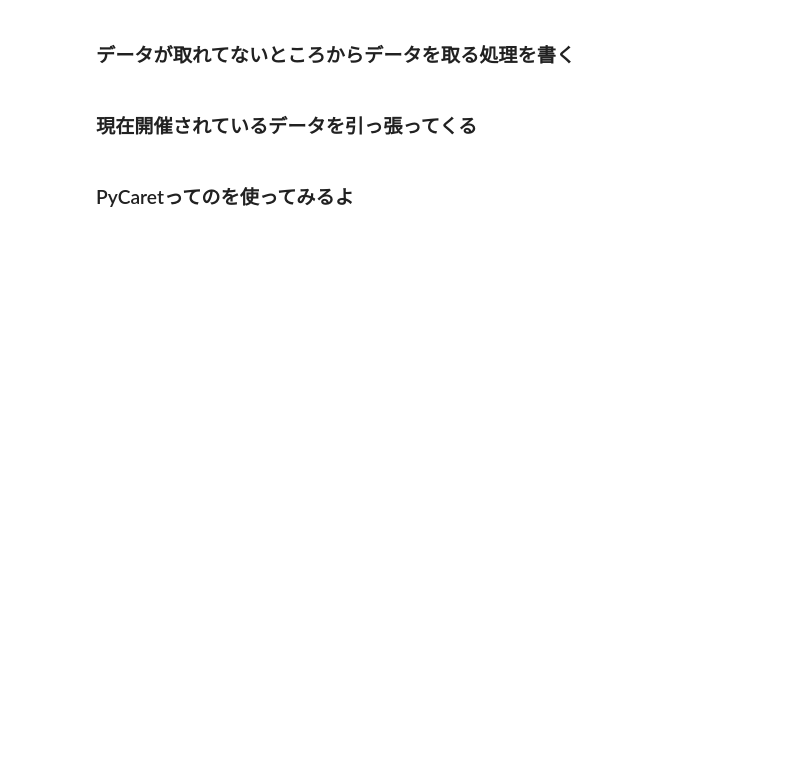
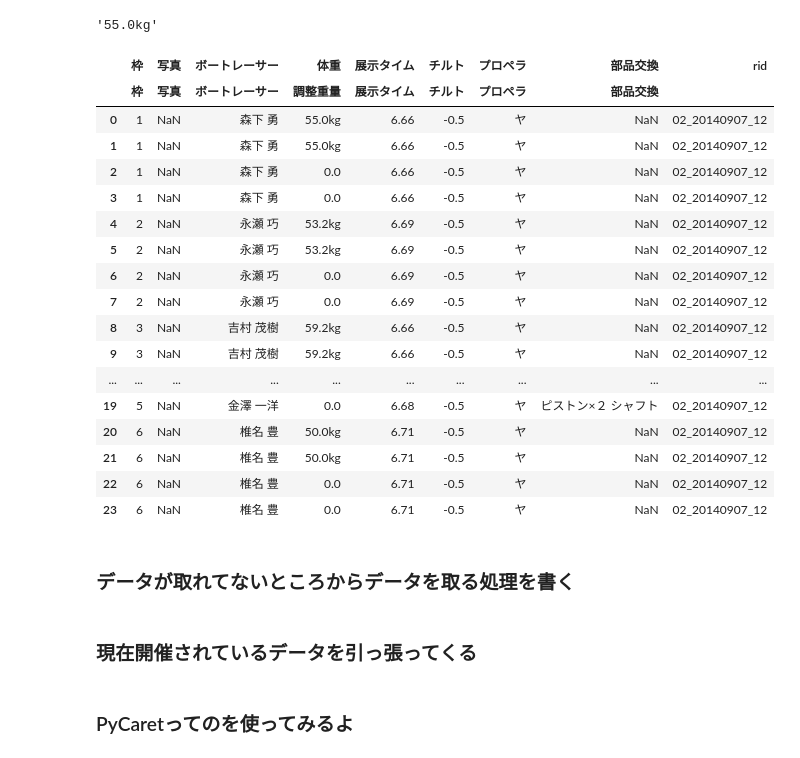
Before and after one commit to rakukanahoshi/kyoutei_AI, a Jupyter notebook: main.ipynb, the cells around one changed output. Saved outputs shown, nothing was run; the diff lists cells and outputs as text; code cells hidden in the pictures; blank space fills up the shorter version.

```diff
--- a/main.ipynb
+++ b/main.ipynb
@@ -88,21 +88,16 @@ for target_info in tqdm(target_info_list):
         #開催期間の艇番を表示
         df_open_grades = u.Open_Grades_sort(target_info).iloc[i-1]
 
-        #結合する
-        main_info_dummy = pd.concat([df_player_info, se_player_win_rate])
+        #天気情報を追加
+        main_info_dummy = pd.concat([df_player_info, u.weather_condition(target_info)])
+        #勝率を追加
+        main_info_dummy = pd.concat([main_info_dummy, se_player_win_rate])
+        #開催期間の艇番を追加
         main_info_dummy = pd.concat([main_info_dummy, df_bort_color])
+        #開催中のレース成績
         main_info_dummy = pd.concat([main_info_dummy, df_open_grades])
-
+        #ダミーの情報をメイン情報に追加
         main_info = main_info.append(main_info_dummy, ignore_index=True)
-
-display(main_info.head(5))
-#print(df_player_info[0])
-#print(target_info)
-
-#display(player_win_rate)
-#display(dfs)
-#display(dfs[1])
-#display(dfs[2])
 # %% [output]
 Please use `tqdm.notebook.tqdm` instead of `tqdm.tqdm_notebook`
   for target_info in tqdm(target_info_list):
@@ -171,3 +114,43 @@ SyntaxError: invalid syntax (Temp/ipykernel_16720/3655555502.py, line 1)
+# %%
+dfs = pd.read_html(target_info, encoding="utf-8")
+
+display(dfs[1])
+# %%
+target_info_list = main_info_file
+# %%
+output_file = "test.csv"
+
+
+for target_info in tqdm(target_info_list):
+    dfs = pd.read_html(target_info, encoding="utf-8")[1]
+    dfs["rid"] = target_info[-19:-5]
+    dfs.to_csv(os.path.join(output_file), mode="a", header = False, index=False)
+# %%
+dfs = pd.read_html("test/01/info_html/01_20140103_01.html", encoding="utf-8")[1]
+dfs["rid"] = target_info[-19:-5]
+dfs = dfs.drop("前走成績", axis=1)
+display(dfs.loc[0, ("体重", "調整重量")])
+display(dfs)
+# %% [output]
+'55.0kg'
+|  | 枠 | 写真 | ボートレーサー | 体重 | 展示タイム | チルト | プロペラ | 部品交換 | rid |
+|  | 枠 | 写真 | ボートレーサー | 調整重量 | 展示タイム | チルト | プロペラ | 部品交換 |  |
+| 0 | 1 | NaN | 森下 勇 | 55.0kg | 6.66 | -0.5 | ヤ | NaN | 02_20140907_12 |
+| 1 | 1 | NaN | 森下 勇 | 55.0kg | 6.66 | -0.5 | ヤ | NaN | 02_20140907_12 |
+| 2 | 1 | NaN | 森下 勇 | 0.0 | 6.66 | -0.5 | ヤ | NaN | 02_20140907_12 |
+| 3 | 1 | NaN | 森下 勇 | 0.0 | 6.66 | -0.5 | ヤ | NaN | 02_20140907_12 |
+| 4 | 2 | NaN | 永瀬 巧 | 53.2kg | 6.69 | -0.5 | ヤ | NaN | 02_20140907_12 |
+| 5 | 2 | NaN | 永瀬 巧 | 53.2kg | 6.69 | -0.5 | ヤ | NaN | 02_20140907_12 |
+| 6 | 2 | NaN | 永瀬 巧 | 0.0 | 6.69 | -0.5 | ヤ | NaN | 02_20140907_12 |
+| 7 | 2 | NaN | 永瀬 巧 | 0.0 | 6.69 | -0.5 | ヤ | NaN | 02_20140907_12 |
+| 8 | 3 | NaN | 吉村 茂樹 | 59.2kg | 6.66 | -0.5 | ヤ | NaN | 02_20140907_12 |
+| 9 | 3 | NaN | 吉村 茂樹 | 59.2kg | 6.66 | -0.5 | ヤ | NaN | 02_20140907_12 |
+| ... | ... | ... | ... | ... | ... | ... | ... | ... | ... |
+| 19 | 5 | NaN | 金澤 一洋 | 0.0 | 6.68 | -0.5 | ヤ | ピストン×２ シャフト | 02_20140907_12 |
+| 20 | 6 | NaN | 椎名 豊 | 50.0kg | 6.71 | -0.5 | ヤ | NaN | 02_20140907_12 |
+| 21 | 6 | NaN | 椎名 豊 | 50.0kg | 6.71 | -0.5 | ヤ | NaN | 02_20140907_12 |
+| 22 | 6 | NaN | 椎名 豊 | 0.0 | 6.71 | -0.5 | ヤ | NaN | 02_20140907_12 |
+| 23 | 6 | NaN | 椎名 豊 | 0.0 | 6.71 | -0.5 | ヤ | NaN | 02_20140907_12 |
 # %% [markdown]
 ### データが取れてないところからデータを取る処理を書く
 # %% [markdown]
```
Also changed, not shown: parts of 8 cells of this notebook.
